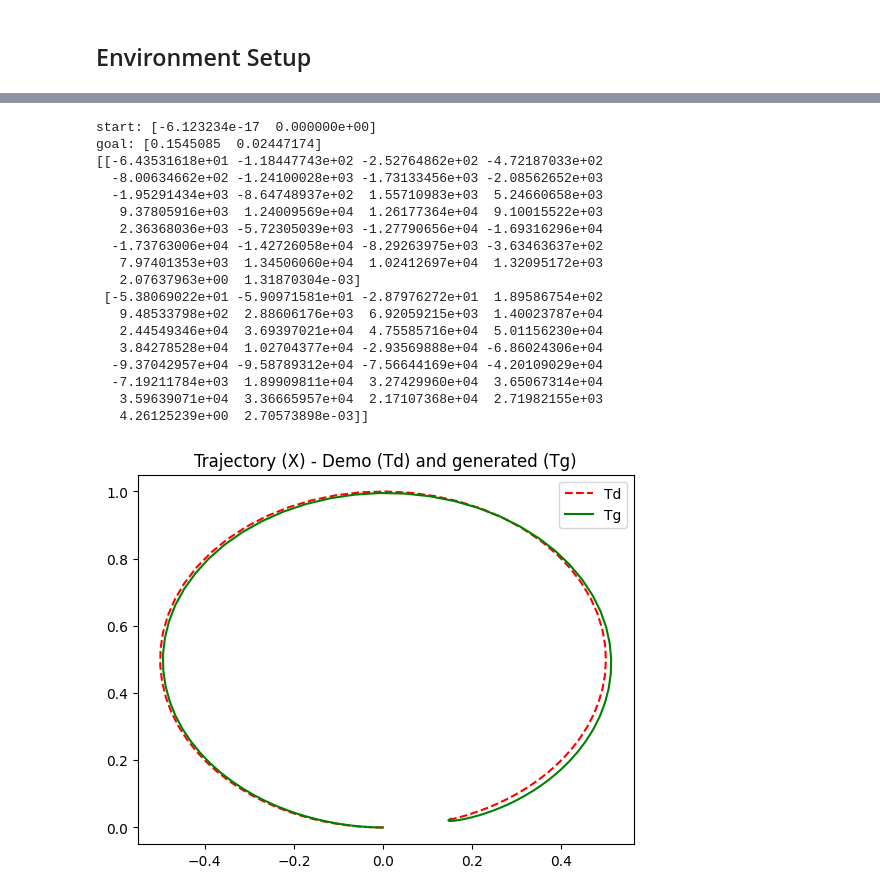
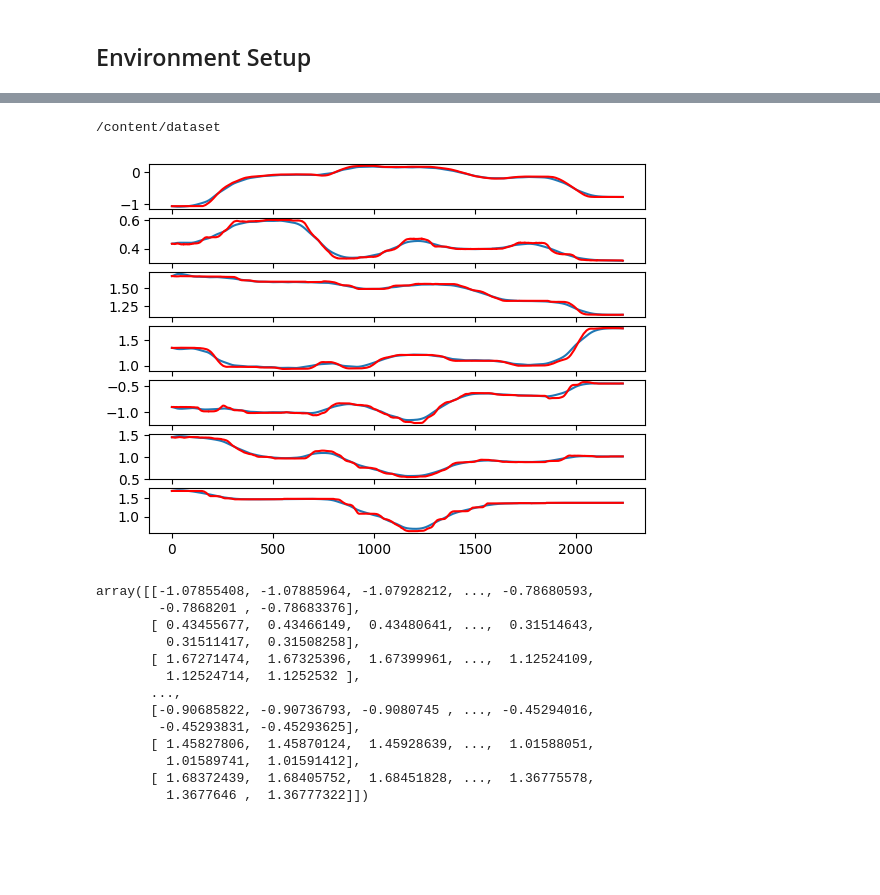
Before and after one commit to pidipidi/cs577_RLI, a Jupyter notebook: assignment_1/problem_3.ipynb, the cells around one changed output, grey strips where cells are left out. Drawn from its saved outputs; the diff is of its cells as text; code cells hidden in the pictures; blank space fills up the shorter version.

```diff
--- a/assignment_1/problem_3.ipynb
+++ b/assignment_1/problem_3.ipynb
@@ -425,54 +610,39 @@ We train both original and improved DMPs with the 2-dimensional circular traject
 # %%
-"""
-Train an original DMP with a circular traj and reproduce it.
-"""
-n_samples = 1
-dims      = 2
-bfs       = 30
-tau       = 1.
+def problem_3a1(enable_plot=True):
+    traj = extract_data()
 
-freq      = 100
-duration  = 1.
-dt        = 1./freq
+    dims      = len(traj)
+    bfs       = 30
+    tau       = 1.
+    freq      = 100
+    duration  = 1.
+    dt        = 1./freq
 
-# Data generation
-trajs_demo = gen_circular_traj(freq=freq, duration=duration)
-print ("start:", trajs_demo[0, :, 0])
-print ("goal:", trajs_demo[0,:, -1])
+    traj_demo = np.expand_dims(traj, axis=0)
 
-# Learn via DMP original/improved
-dmp = DMPs_discrete(dims=dims, bfs=bfs, tau=tau, dt=dt,
-                        enable_improved=False)
-traj, _, _ = dmp.learn(trajs_demo)
+    # Learn via DMP original/improved
+    dmp = DMPs_discrete(dims=dims, bfs=bfs, tau=tau, dt=dt,
+                            enable_improved=True)
+    traj, _, _ = dmp.learn(traj_demo)
+    traj, _, _ = dmp.plan()
 
-# ReProduce a trajectory
-y0   = None
-goal = None
+    if enable_plot: plot_traj(traj, traj_demo)
+    return traj
 
-traj, _, _ = dmp.plan(y0=y0, goal=goal)
-
-# print out your weights
-print(dmp.w)
-
-# plot the reproduced trajectory with demonstrations
-plot_2d(traj, trajs_demo)
+problem_3a1()
 # %% [output]
-start: [-6.123234e-17  0.000000e+00]
-goal: [0.1545085  0.02447174]
-[[-6.43531618e+01 -1.18447743e+02 -2.52764862e+02 -4.72187033e+02
-  -8.00634662e+02 -1.24100028e+03 -1.73133456e+03 -2.08562652e+03
-  -1.95291434e+03 -8.64748937e+02  1.55710983e+03  5.24660658e+03
-   9.37805916e+03  1.24009569e+04  1.26177364e+04  9.10015522e+03
-   2.36368036e+03 -5.72305039e+03 -1.27790656e+04 -1.69316296e+04
-  -1.73763006e+04 -1.42726058e+04 -8.29263975e+03 -3.63463637e+02
-   7.97401353e+03  1.34506060e+04  1.02412697e+04  1.32095172e+03
-   2.07637963e+00  1.31870304e-03]
- [-5.38069022e+01 -5.90971581e+01 -2.87976272e+01  1.89586754e+02
-   9.48533798e+02  2.88606176e+03  6.92059215e+03  1.40023787e+04
-   2.44549346e+04  3.69397021e+04  4.75585716e+04  5.01156230e+04
-   3.84278528e+04  1.02704377e+04 -2.93569888e+04 -6.86024306e+04
-  -9.37042957e+04 -9.58789312e+04 -7.56644169e+04 -4.20109029e+04
-  -7.19211784e+03  1.89909811e+04  3.27429960e+04  3.65067314e+04
-   3.59639071e+04  3.36665957e+04  2.17107368e+04  2.71982155e+03
-   4.26125239e+00  2.70573898e-03]]
+/content/dataset
-[figure, old version]
+[figure, new version]
+array([[-1.07855408, -1.07885964, -1.07928212, ..., -0.78680593,
+        -0.7868201 , -0.78683376],
+       [ 0.43455677,  0.43466149,  0.43480641, ...,  0.31514643,
+         0.31511417,  0.31508258],
+       [ 1.67271474,  1.67325396,  1.67399961, ...,  1.12524109,
+         1.12524714,  1.1252532 ],
+       ...,
+       [-0.90685822, -0.90736793, -0.9080745 , ..., -0.45294016,
+        -0.45293831, -0.45293625],
+       [ 1.45827806,  1.45870124,  1.45928639, ...,  1.01588051,
+         1.01589741,  1.01591412],
+       [ 1.68372439,  1.68405752,  1.68451828, ...,  1.36775578,
+         1.3677646 ,  1.36777322]])
```
Also changed, not shown: parts of 34 cells of this notebook.
